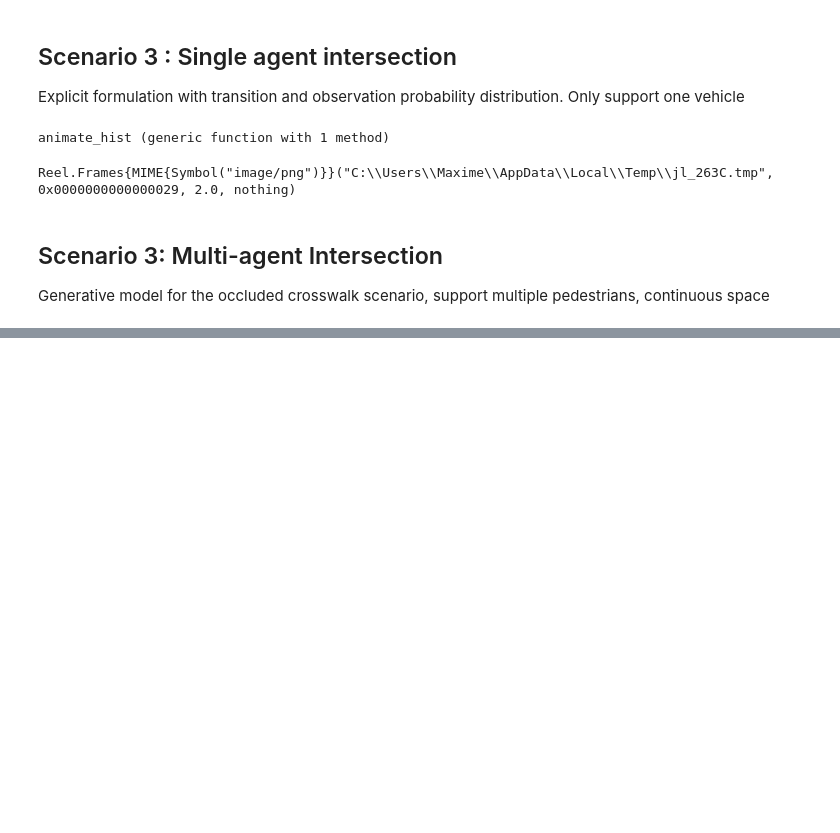
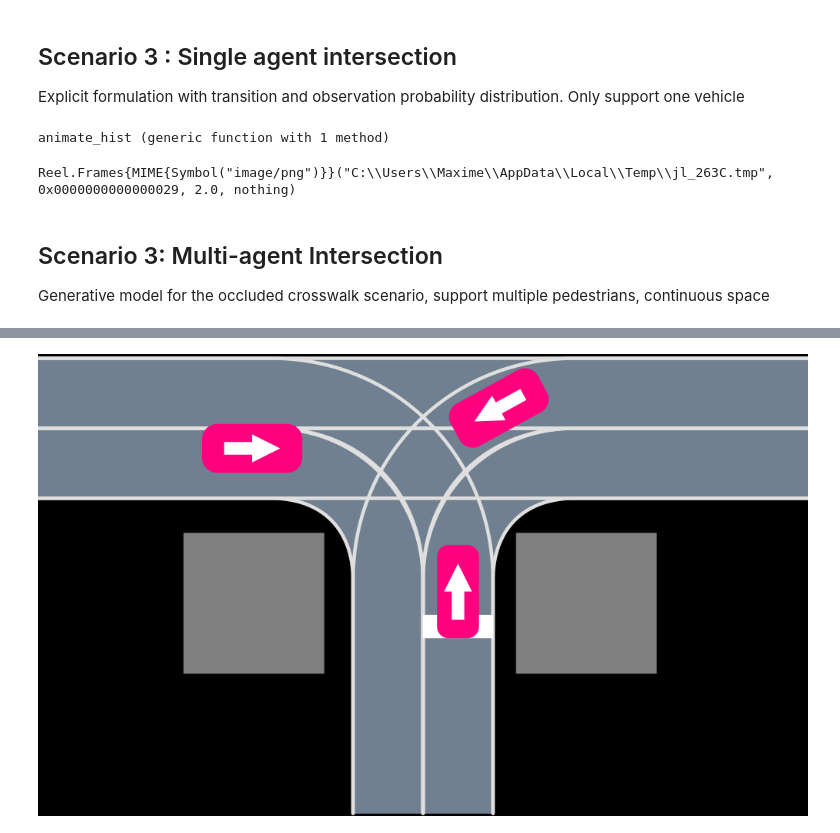
Before and after one commit to sisl/AutomotivePOMDPs.jl, a Jupyter notebook: test.ipynb, the cells around one changed output, grey strips where cells are left out. Saved outputs shown, nothing was run; the diff lists cells and outputs as text; code cells hidden in the pictures; blank space fills up the shorter version.

```diff
--- a/test.ipynb
+++ b/test.ipynb
@@ -114,0 +201,6 @@ Generative model for the occluded crosswalk scenario, support multiple pedestria
+# %%
+o = generate_o(pomdp, s, rng)
+s_ = obs_to_scene(pomdp, o)
+AutoViz.render(s_, pomdp.env, cam=FitToContentCamera(0.0))
+# %% [output]
+[figure, added]
```
Also changed, not shown: parts of 22 cells of this notebook, 2 other files.
